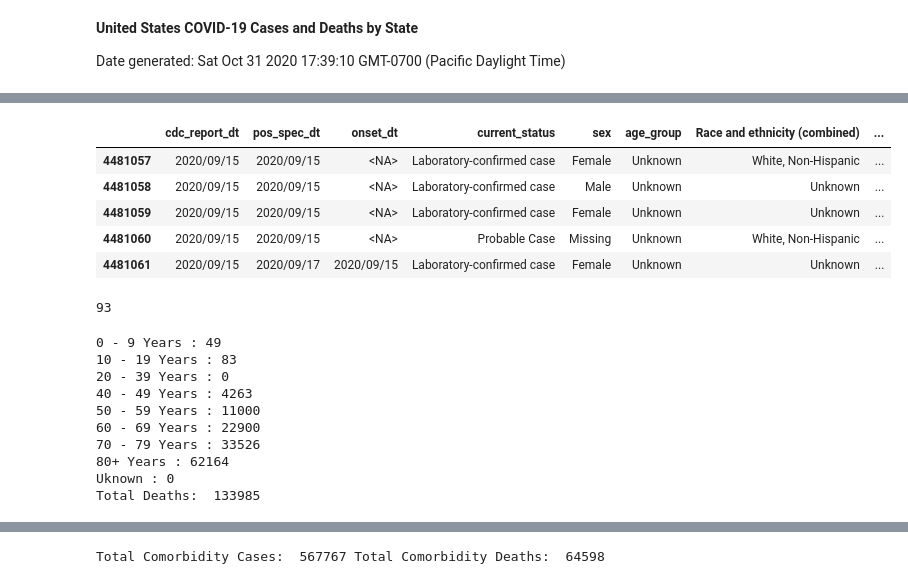
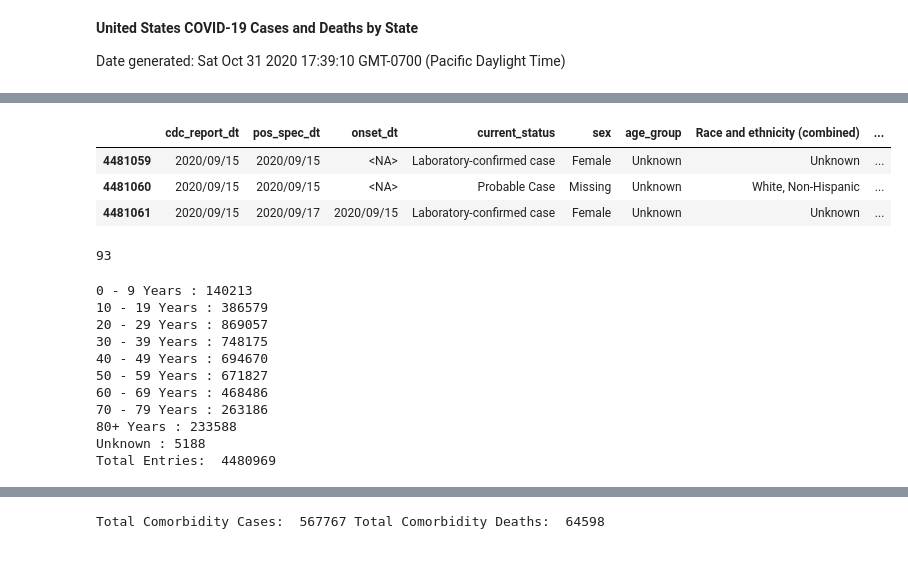
Before and after one commit to alleyvolta/C19, a Jupyter notebook: Covid-19 Analysis.ipynb, the cells around one changed output, grey strips where cells are left out. Drawn from its saved outputs; the diff is of its cells as text; code cells hidden in the pictures.

```diff
--- a/Covid-19 Analysis.ipynb
+++ b/Covid-19 Analysis.ipynb
@@ -25,9 +23,7 @@ cspud.head()
 # %%
-cspud.tail()
+cspud.tail(3)
 # %% [output]
 |  | cdc_report_dt | pos_spec_dt | onset_dt | current_status | sex | age_group | Race and ethnicity (combined) | ... |
-| 4481057 | 2020/09/15 | 2020/09/15 | <NA> | Laboratory-confirmed case | Female | Unknown | White, Non-Hispanic | ... |
-| 4481058 | 2020/09/15 | 2020/09/15 | <NA> | Laboratory-confirmed case | Male | Unknown | Unknown | ... |
 | 4481059 | 2020/09/15 | 2020/09/15 | <NA> | Laboratory-confirmed case | Female | Unknown | Unknown | ... |
 | 4481060 | 2020/09/15 | 2020/09/15 | <NA> | Probable Case | Missing | Unknown | White, Non-Hispanic | ... |
 | 4481061 | 2020/09/15 | 2020/09/17 | 2020/09/15 | Laboratory-confirmed case | Female | Unknown | Unknown | ... |
@@ -41,35 +37,35 @@ invalidAgeEntry
 93
 # %%
 ageGroup = cspud['age_group']
+covidStatus = cspud['current_status']
 deathStatus = cspud['death_yn']
 ageGroupNA = ageGroup.isna()
 
-ageGroups = ["0 - 9 Years", "10 - 19 Years", "20 - 39 Years", "40 - 49 Years", "50 - 59 Years", "60 - 69 Years", "70 - 79 Years", "80+ Years", "Uknown"]
+ageGroups = ["0 - 9 Years", "10 - 19 Years", "20 - 29 Years", "30 - 39 Years", "40 - 49 Years", "50 - 59 Years", "60 - 69 Years", "70 - 79 Years", "80+ Years", "Unknown"]
 
-##Tab up entries with that resulted in death by age group.
+byAge = [0] * len(ageGroups)
 
-deathsByAge = [0] * len(ageGroups)
-
-for d,ard,ardna in zip(deathStatus, ageGroup, ageGroupNA):
-    if(d == 'Yes' and ardna == False):
+for ard,ardna in zip(ageGroup, ageGroupNA):
+    if(ardna == False):
         for ag in ageGroups:
             if(ard == ag):
-                deathsByAge[ageGroups.index(ag)] +=1
+                byAge[ageGroups.index(ag)] +=1
 
-for ags,dba in zip(ageGroups,deathsByAge):
+for ags,dba in zip(ageGroups,byAge):
     print (ags, ':', dba)
 
-totalDeathsByAge = sum(deathsByAge)
+totalByAge = sum(byAge)
 
-print ('Total Deaths: ', totalDeathsByAge)
+print ('Total Entries: ', totalByAge)
 # %% [output]
-0 - 9 Years : 49
-10 - 19 Years : 83
-20 - 39 Years : 0
-40 - 49 Years : 4263
-50 - 59 Years : 11000
-60 - 69 Years : 22900
-70 - 79 Years : 33526
-80+ Years : 62164
-Uknown : 0
-Total Deaths:  133985
+0 - 9 Years : 140213
+10 - 19 Years : 386579
+20 - 29 Years : 869057
+30 - 39 Years : 748175
+40 - 49 Years : 694670
+50 - 59 Years : 671827
+60 - 69 Years : 468486
+70 - 79 Years : 263186
+80+ Years : 233588
+Unknown : 5188
+Total Entries:  4480969
```
Also changed, not shown: parts of 30 cells of this notebook.
